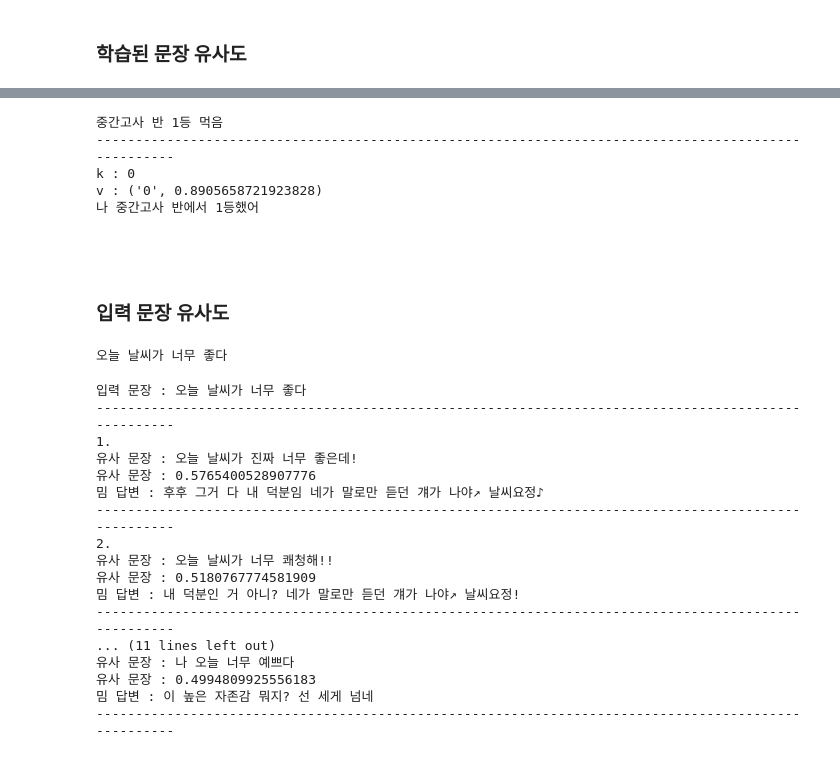
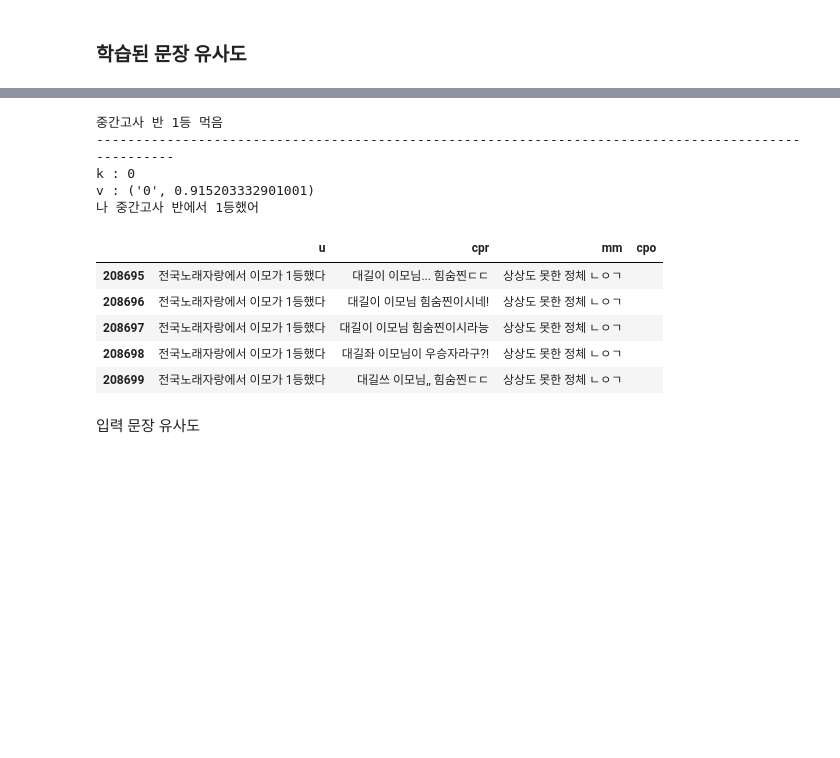
Before and after one commit to textnetkr/MemeProject, a Jupyter notebook: src/doc2vec/memebot_d2v.ipynb, the cells around one changed output, grey strips where cells are left out. Saved outputs shown, nothing was run; the diff lists cells and outputs as text; code cells hidden in the pictures; blank space fills up the shorter version.

```diff
--- a/src/doc2vec/memebot_d2v.ipynb
+++ b/src/doc2vec/memebot_d2v.ipynb
@@ -71,7 +90,7 @@ model = Doc2Vec.load(config.doc2vec)
 index = 4
 print(df.content.iloc[index])
 print("-"*100)
-result = model.docvecs.most_similar(index)
+result = model_okt.docvecs.most_similar(index)
 for k, v in enumerate(result):
     if k == 0:
         print(f"k : {k}")
@@ -81,57 +100,16 @@ for k, v in enumerate(result):
 중간고사 반 1등 먹음
 ----------------------------------------------------------------------------------------------------
 k : 0
-v : ('0', 0.8905658721923828)
+v : ('0', 0.915203332901001)
 나 중간고사 반에서 1등했어
-# %% [markdown]
-###
-# %% [markdown]
-### 입력 문장 유사도
-# %%
-input_sent = input()
-# %% [output]
-오늘 날씨가 너무 좋다
-# %%
-# vectorize new sentences based on doc2vec
-input_vec = model.infer_vector(okt.morphs(input_sent))
-
-# most similarity top 5
-return_docs = model.docvecs.most_similar(positive=[input_vec], topn=5)
-
-# find Similar Sentences in the Trained Dataframe
-result = [df.content.iloc[int(i[0])] for i in return_docs]
-
-# result
-if df_ref.empty:
-    print("유사 문장이 없습니다.")
-else:
-    print(f"입력 문장 : {input_sent}")
-    print("-"*100)
-    for k, i in enumerate(zip(return_docs, result)):
-        print(f"{k+1}.")
-        print(f"유사 문장 : {i[1]}")
-        print(f"유사 문장 : {i[0][1]}")
-        # find Similar Sentences in Dialogueset
-        temp_ref = df_ref[df_ref.u == i[1]]
-        temp_ref = temp_ref.sample(frac=1).reset_index(drop=True)
-        result = str(temp_ref.cpr.iloc[0]) + " " + str(temp_ref.mm.iloc[0]) + " " + str(temp_ref.cpo.iloc[0])
-        print(f"밈 답변 : {result.strip()}")
-        print("-"*100)
-# %% [output]
-입력 문장 : 오늘 날씨가 너무 좋다
-----------------------------------------------------------------------------------------------------
-1.
-유사 문장 : 오늘 날씨가 진짜 너무 좋은데!
-유사 문장 : 0.5765400528907776
-밈 답변 : 후후 그거 다 내 덕분임 네가 말로만 듣던 걔가 나야↗ 날씨요정♪
-----------------------------------------------------------------------------------------------------
-2.
-유사 문장 : 오늘 날씨가 너무 쾌청해!!
-유사 문장 : 0.5180767774581909
-밈 답변 : 내 덕분인 거 아니? 네가 말로만 듣던 걔가 나야↗ 날씨요정!
-----------------------------------------------------------------------------------------------------
-... (11 lines left out)
-유사 문장 : 나 오늘 너무 예쁘다
-유사 문장 : 0.4994809925556183
-밈 답변 : 이 높은 자존감 뭐지? 선 세게 넘네
-----------------------------------------------------------------------------------------------------
+# %%
+df_ref.tail()
+# %% [output]
+|  | u | cpr | mm | cpo |
+| 208695 | 전국노래자랑에서 이모가 1등했다 | 대길이 이모님... 힘숨찐ㄷㄷ | 상상도 못한 정체 ㄴㅇㄱ |  |
+| 208696 | 전국노래자랑에서 이모가 1등했다 | 대길이 이모님 힘숨찐이시네! | 상상도 못한 정체 ㄴㅇㄱ |  |
+| 208697 | 전국노래자랑에서 이모가 1등했다 | 대길이 이모님 힘숨찐이시라능 | 상상도 못한 정체 ㄴㅇㄱ |  |
+| 208698 | 전국노래자랑에서 이모가 1등했다 | 대길좌 이모님이 우승자라구?! | 상상도 못한 정체 ㄴㅇㄱ |  |
+| 208699 | 전국노래자랑에서 이모가 1등했다 | 대길쓰 이모님,, 힘숨찐ㄷㄷ | 상상도 못한 정체 ㄴㅇㄱ |  |
+# %% [markdown]
+입력 문장 유사도
```
Also changed, not shown: parts of 33 cells of this notebook, 7 other files.
